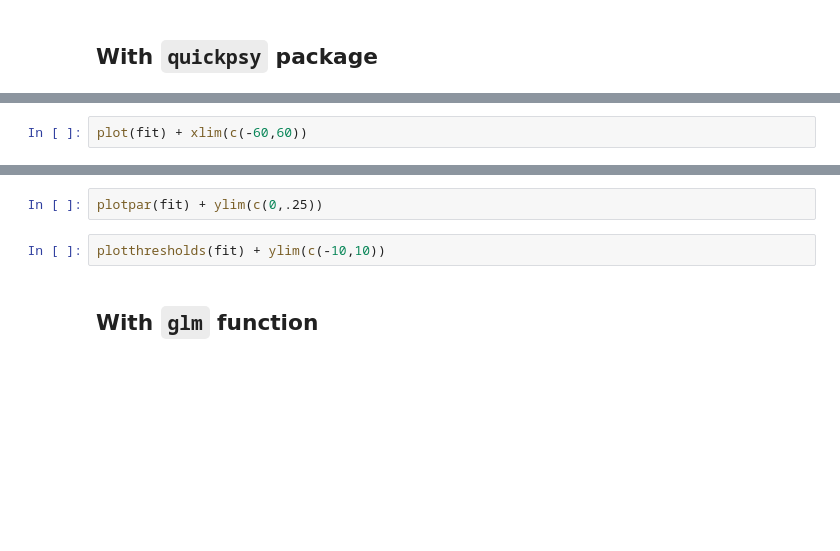
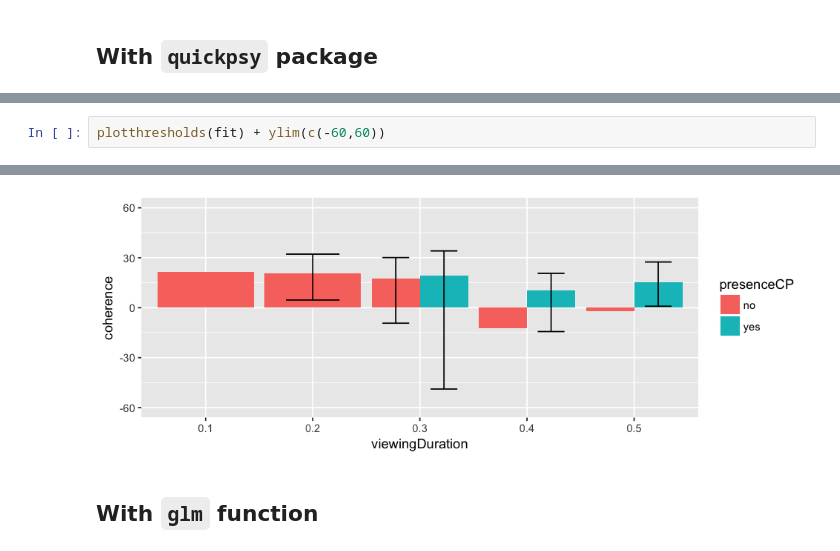
Before and after one commit to TheGoldLab/Analysis_SingleCP_DotsReversal, a Jupyter notebook: Jupyter/Pilot11/psychophysics.ipynb, the cells around one changed output, grey strips where cells are left out. Cells and saved outputs as stored; diff of their text form; blank space fills up the shorter version.

```diff
--- a/Jupyter/Pilot11/psychophysics.ipynb
+++ b/Jupyter/Pilot11/psychophysics.ipynb
@@ -75,2 +144,3 @@ str(fit)
 # %%
-plot(fit) + xlim(c(-60,60))
+plotthresholds(fit) + ylim(c(-60,60))
+# %% [output]
@@ -77,7 +150,4 @@ plot(fit) + xlim(c(-60,60))
+[figure, added]
-# %%
-plotpar(fit) + ylim(c(0,.25))
-# %%
-plotthresholds(fit) + ylim(c(-10,10))
 # %% [markdown]
 
 ## With `glm` function
```
Also changed, not shown: parts of 15 cells of this notebook.
